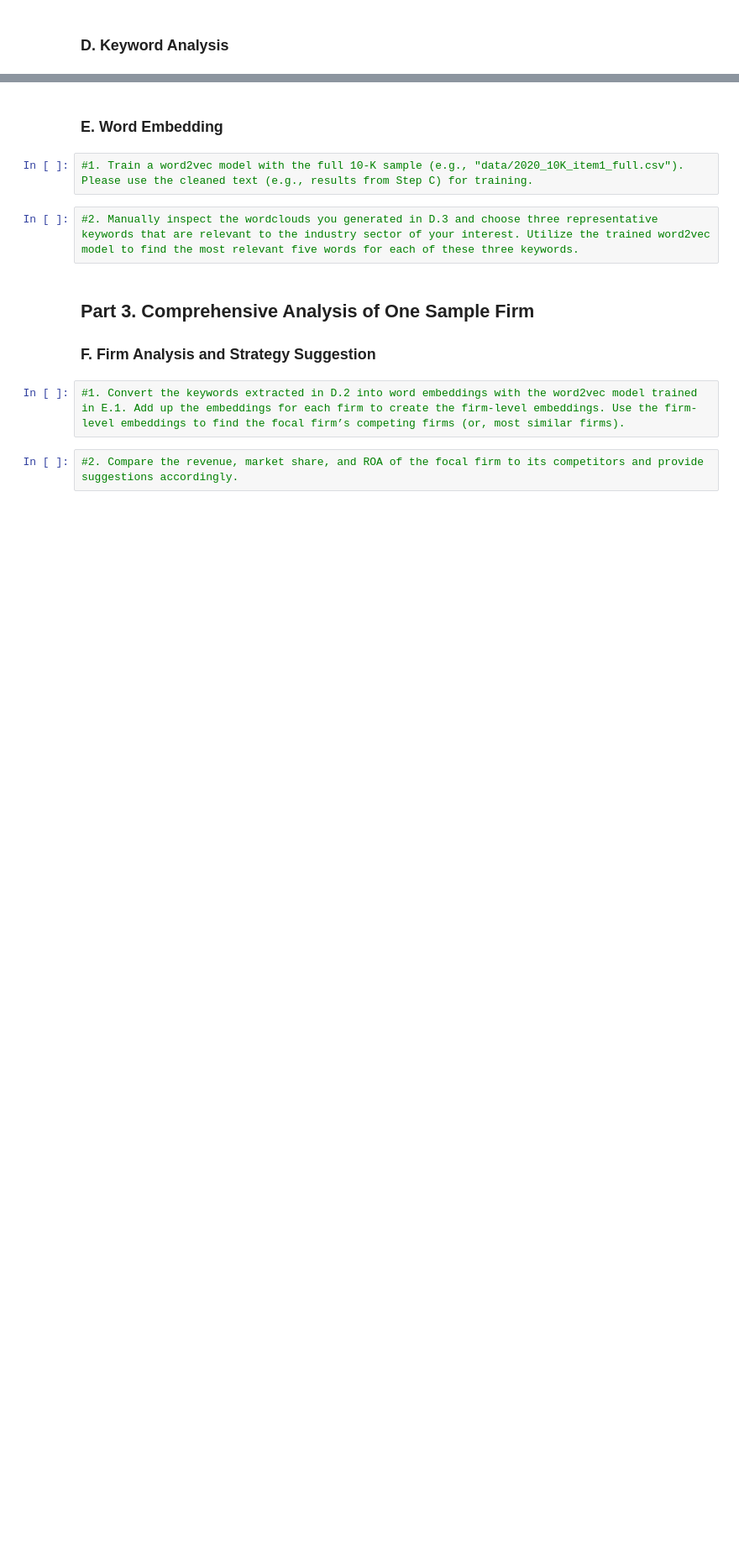
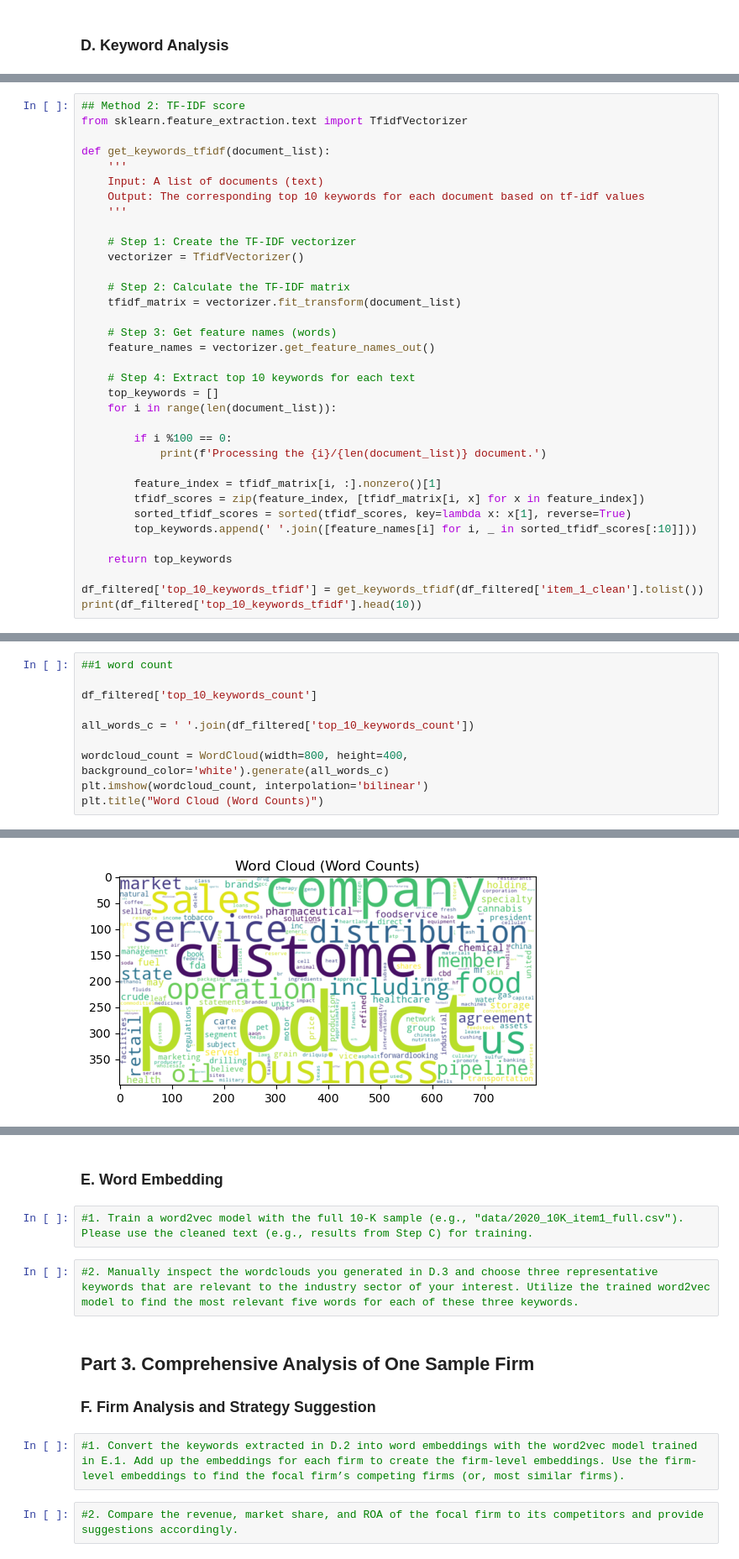
Before and after one commit to davidzc01/BAIT508_Industry_Analysis, a Jupyter notebook: Industry analysis.ipynb, the cells around one changed output, grey strips where cells are left out. Shown: that part at 84% size. Cells and saved outputs as stored; diff of their text form; blank space fills up the shorter version.

```diff
--- a/Industry analysis.ipynb
+++ b/Industry analysis.ipynb
@@ -285,0 +282,35 @@ Name: top_10_keywords_tfidf, dtype: object
+# %%
+## Method 2: TF-IDF score
+from sklearn.feature_extraction.text import TfidfVectorizer
+
+def get_keywords_tfidf(document_list):
+    '''
+    Input: A list of documents (text)
+    Output: The corresponding top 10 keywords for each document based on tf-idf values
+    '''
+
+    # Step 1: Create the TF-IDF vectorizer
+    vectorizer = TfidfVectorizer()
+
+    # Step 2: Calculate the TF-IDF matrix
+    tfidf_matrix = vectorizer.fit_transform(document_list)
+
+    # Step 3: Get feature names (words)
+    feature_names = vectorizer.get_feature_names_out()
+
+    # Step 4: Extract top 10 keywords for each text
+    top_keywords = []
+    for i in range(len(document_list)):
+
+        if i %100 == 0:
+            print(f'Processing the {i}/{len(document_list)} document.')
+
+        feature_index = tfidf_matrix[i, :].nonzero()[1]
+        tfidf_scores = zip(feature_index, [tfidf_matrix[i, x] for x in feature_index])
+        sorted_tfidf_scores = sorted(tfidf_scores, key=lambda x: x[1], reverse=True)
+        top_keywords.append(' '.join([feature_names[i] for i, _ in sorted_tfidf_scores[:10]]))
+
+    return top_keywords
+
+df_filtered['top_10_keywords_tfidf'] = get_keywords_tfidf(df_filtered['item_1_clean'].tolist())
+print(df_filtered['top_10_keywords_tfidf'].head(10))
@@ -287,0 +334,11 @@ Name: top_10_keywords_tfidf, dtype: object
+# %%
+##1 word count
+
+df_filtered['top_10_keywords_count']
+
+all_words_c = ' '.join(df_filtered['top_10_keywords_count'])
+
+wordcloud_count = WordCloud(width=800, height=400, background_color='white').generate(all_words_c)
+plt.imshow(wordcloud_count, interpolation='bilinear')
+plt.title("Word Cloud (Word Counts)")
+# %% [output]
@@ -288 +346,2 @@ Name: top_10_keywords_tfidf, dtype: object
+[figure, added]
 # %%
```
Also changed, not shown: parts of 7 cells of this notebook.
